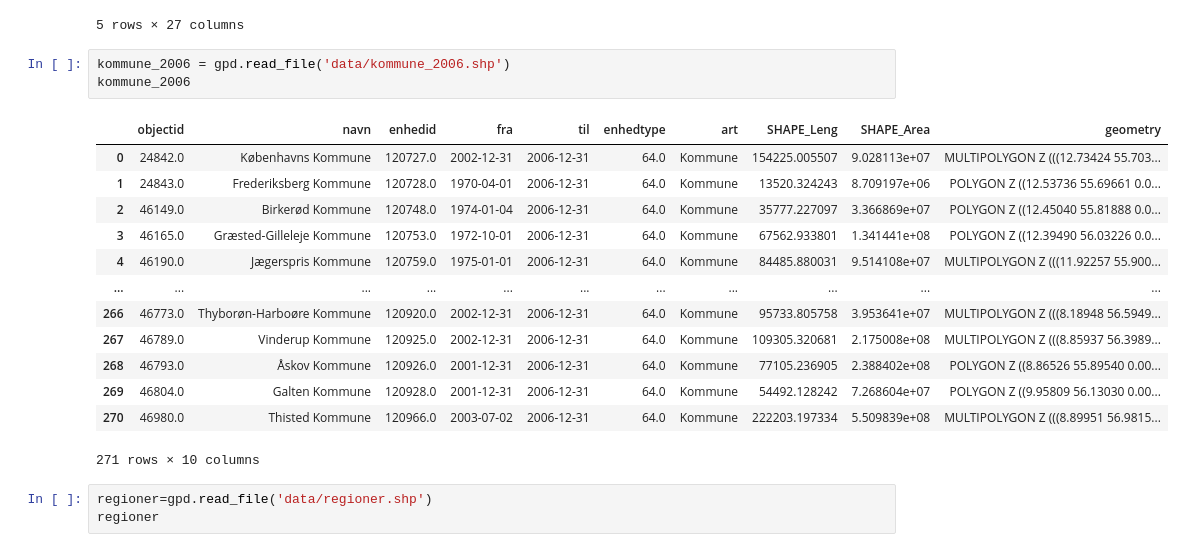
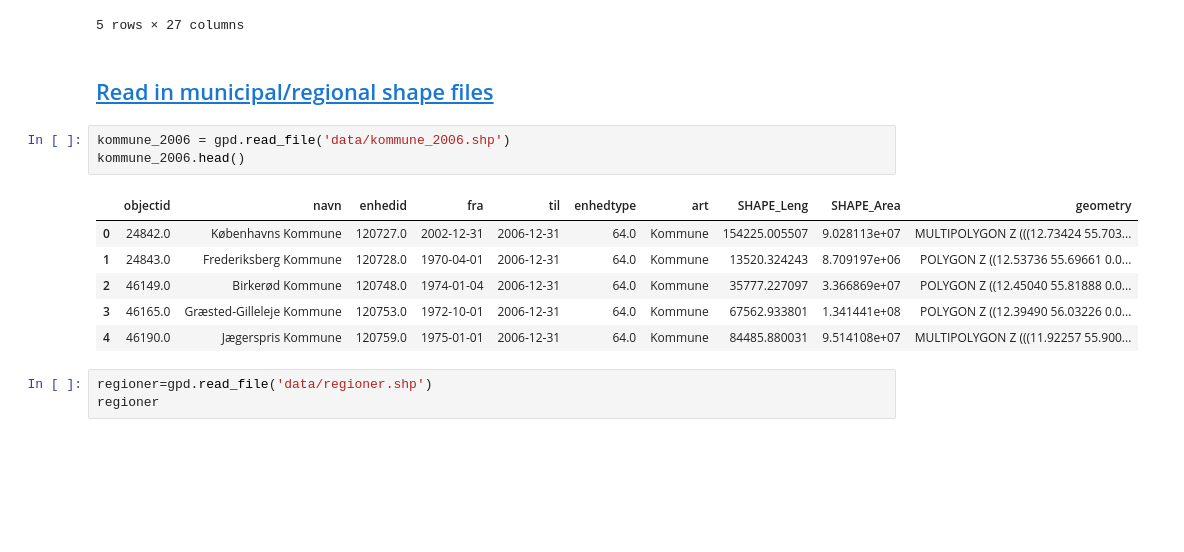
Before and after one commit to jorgenhost/No_taxation_without_capitalization, a Jupyter notebook: 5_main.ipynb, the cells around one changed output. Saved outputs shown, nothing was run; the diff lists cells and outputs as text; blank space fills up the shorter version.

```diff
--- a/5_main.ipynb
+++ b/5_main.ipynb
@@ -86,23 +107,18 @@ gdf.head()
 | 3 | 0 | Skovbakkevej 99 | 8800 | 370000 | 2000-01-01 23:00:00+00:00 | 1 | Alm. Salg | 2356.6880 | 6.0 | 157 | ... |
 | 4 | 0 | Præstebakken 15 | 2610 | 1458444 | 2000-01-01 23:00:00+00:00 | 1 | Alm. Salg | 7596.0625 | 7.0 | 192 | ... |
 5 rows × 27 columns
+# %% [markdown]
+## <a id='toc1_3_'></a>[Read in municipal/regional shape files](#toc0_)
 # %%
 kommune_2006 = gpd.read_file('data/kommune_2006.shp')
-kommune_2006
+kommune_2006.head()
 # %% [output]
 |  | objectid | navn | enhedid | fra | til | enhedtype | art | SHAPE_Leng | SHAPE_Area | geometry |
 | 0 | 24842.0 | Københavns Kommune | 120727.0 | 2002-12-31 | 2006-12-31 | 64.0 | Kommune | 154225.005507 | 9.028113e+07 | MULTIPOLYGON Z (((12.73424 55.703... |
 | 1 | 24843.0 | Frederiksberg Kommune | 120728.0 | 1970-04-01 | 2006-12-31 | 64.0 | Kommune | 13520.324243 | 8.709197e+06 | POLYGON Z ((12.53736 55.69661 0.0... |
 | 2 | 46149.0 | Birkerød Kommune | 120748.0 | 1974-01-04 | 2006-12-31 | 64.0 | Kommune | 35777.227097 | 3.366869e+07 | POLYGON Z ((12.45040 55.81888 0.0... |
 | 3 | 46165.0 | Græsted-Gilleleje Kommune | 120753.0 | 1972-10-01 | 2006-12-31 | 64.0 | Kommune | 67562.933801 | 1.341441e+08 | POLYGON Z ((12.39490 56.03226 0.0... |
 | 4 | 46190.0 | Jægerspris Kommune | 120759.0 | 1975-01-01 | 2006-12-31 | 64.0 | Kommune | 84485.880031 | 9.514108e+07 | MULTIPOLYGON Z (((11.92257 55.900... |
-| ... | ... | ... | ... | ... | ... | ... | ... | ... | ... | ... |
-| 266 | 46773.0 | Thyborøn-Harboøre Kommune | 120920.0 | 2002-12-31 | 2006-12-31 | 64.0 | Kommune | 95733.805758 | 3.953641e+07 | MULTIPOLYGON Z (((8.18948 56.5949... |
-| 267 | 46789.0 | Vinderup Kommune | 120925.0 | 2002-12-31 | 2006-12-31 | 64.0 | Kommune | 109305.320681 | 2.175008e+08 | MULTIPOLYGON Z (((8.85937 56.3989... |
-| 268 | 46793.0 | Åskov Kommune | 120926.0 | 2001-12-31 | 2006-12-31 | 64.0 | Kommune | 77105.236905 | 2.388402e+08 | POLYGON Z ((8.86526 55.89540 0.00... |
-| 269 | 46804.0 | Galten Kommune | 120928.0 | 2001-12-31 | 2006-12-31 | 64.0 | Kommune | 54492.128242 | 7.268604e+07 | POLYGON Z ((9.95809 56.13030 0.00... |
-| 270 | 46980.0 | Thisted Kommune | 120966.0 | 2003-07-02 | 2006-12-31 | 64.0 | Kommune | 222203.197334 | 5.509839e+08 | MULTIPOLYGON Z (((8.89951 56.9815... |
-271 rows × 10 columns
 # %%
 regioner=gpd.read_file('data/regioner.shp')
 regioner
```
Also changed, not shown: parts of 54 cells of this notebook, 21 other files.
